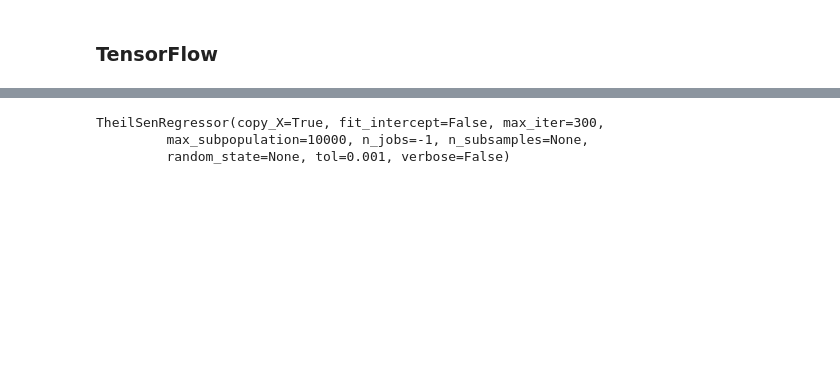
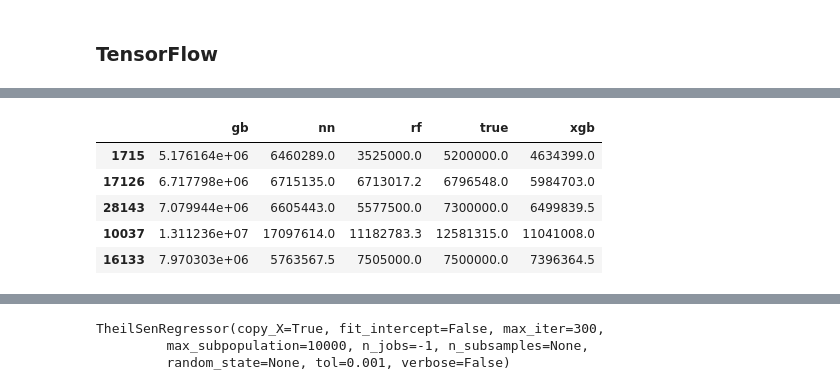
Before and after one commit to Chelimin/sberbank, a Jupyter notebook: MLND_Capstone_ Sberbank_stacking.ipynb, the cells around one changed output, grey strips where cells are left out. Drawn from its saved outputs; the diff is of its cells as text; code cells hidden in the pictures; blank space fills up the shorter version.

```diff
--- a/MLND_Capstone_ Sberbank_stacking.ipynb
+++ b/MLND_Capstone_ Sberbank_stacking.ipynb
@@ -410,5 +398,8 @@ y_xgb = list(clf_xgb.predict(dtest))    # XGBoost
 
 y_nn = list(model_nn.predict(X_test))   # DNN
 
-stack = pd.DataFrame({'lr':y_lr, 'gb':y_gb, 'xgb':y_xgb,'rf':y_rf,'nn':y_nn, 'true':y_test})
+stack = pd.DataFrame({'rf':y_rf, 'gb':y_gb, 'xgb':y_xgb,'nn':y_nn, 'true':y_test})
+
+# stack = pd.DataFrame({'lr':y_lr, 'gb':y_gb, 'xgb':y_xgb, 'nn':y_nn, 'true':y_test})
+# data = {'rf':y_rf, 'gb':y_gb, 'xgb':y_xgb, 'nn':y_nn, 'true':y_test}
 # %% [output]
@@ -425,0 +423,9 @@ df.head()
+# %%
+stack.head()
+# %% [output]
+|  | gb | nn | rf | true | xgb |
+| 1715 | 5.176164e+06 | 6460289.0 | 3525000.0 | 5200000.0 | 4634399.0 |
+| 17126 | 6.717798e+06 | 6715135.0 | 6713017.2 | 6796548.0 | 5984703.0 |
+| 28143 | 7.079944e+06 | 6605443.0 | 5577500.0 | 7300000.0 | 6499839.5 |
+| 10037 | 1.311236e+07 | 17097614.0 | 11182783.3 | 12581315.0 | 11041008.0 |
+| 16133 | 7.970303e+06 | 5763567.5 | 7505000.0 | 7500000.0 | 7396364.5 |
```
Also changed, not shown: parts of 34 cells of this notebook, 3 other files.
